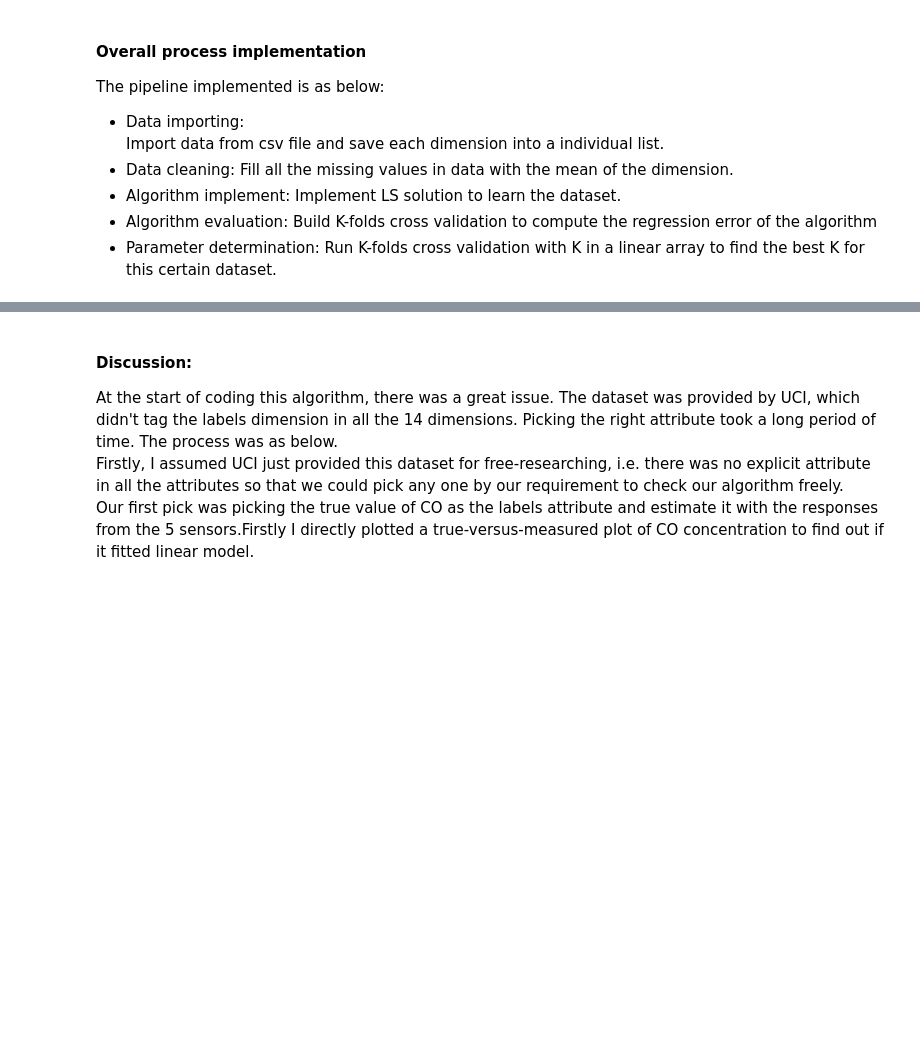
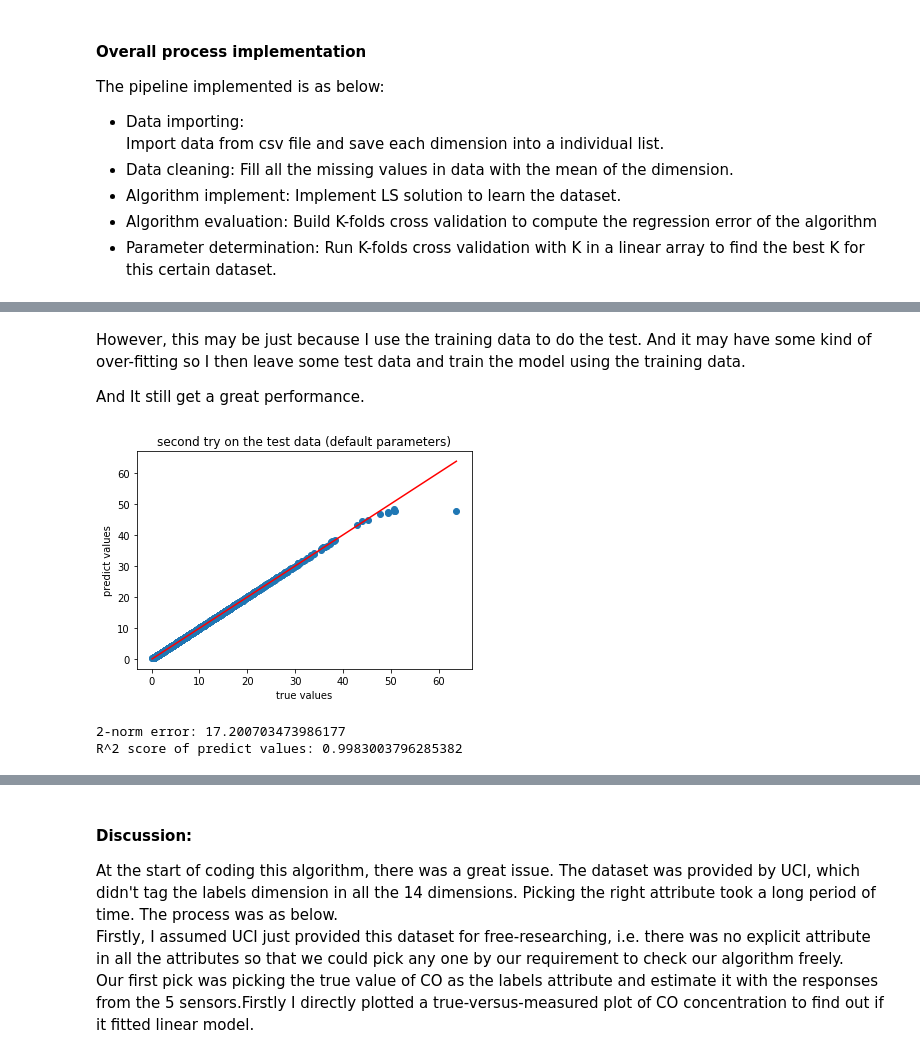
Before and after one commit to ciuji/ECE445_MLForEngg_Project, a Jupyter notebook: air-quality/AirQuality_Jupyter.ipynb, the cells around one changed output, grey strips where cells are left out. Saved outputs shown, nothing was run; the diff lists cells and outputs as text; code cells hidden in the pictures; blank space fills up the shorter version.

```diff
--- a/air-quality/AirQuality_Jupyter.ipynb
+++ b/air-quality/AirQuality_Jupyter.ipynb
@@ -162,0 +198,21 @@ The best K is  6
+# %% [markdown]
+However, this may be just because I use the training data to do the test. And it may have some kind of over-fitting so I then leave some test data and train the model using the training data.
+
+And It still get a great performance.
+# %%
+regr=RandomForestRegressor()
+regr.fit(X_train,y_train)
+res=regr.predict(X_test)
+
+plt.scatter(y_test,res)
+plt.plot([min(y_test),max(y_test)],[min(y_test),max(y_test)],c='r')
+plt.title("second try on the test data (default parameters)")
+plt.xlabel("true values")
+plt.ylabel("predict values")
+plt.show()
+print("2-norm error:",np.linalg.norm(res-y_test))
+print("R^2 score of predict values:",regr.score(X_test,y_test))
+# %% [output]
+[figure, added]
+2-norm error: 17.200703473986177
+R^2 score of predict values: 0.9983003796285382
```
Also changed, not shown: parts of 19 cells of this notebook, 2 other files.
